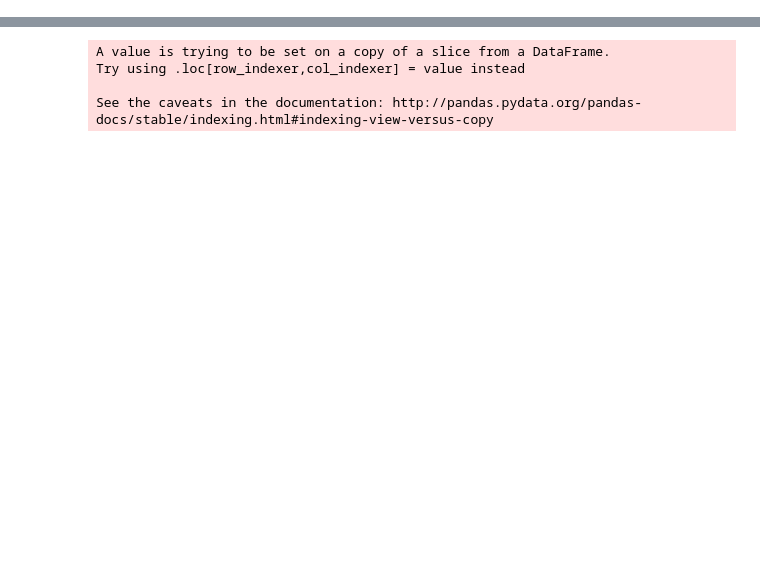
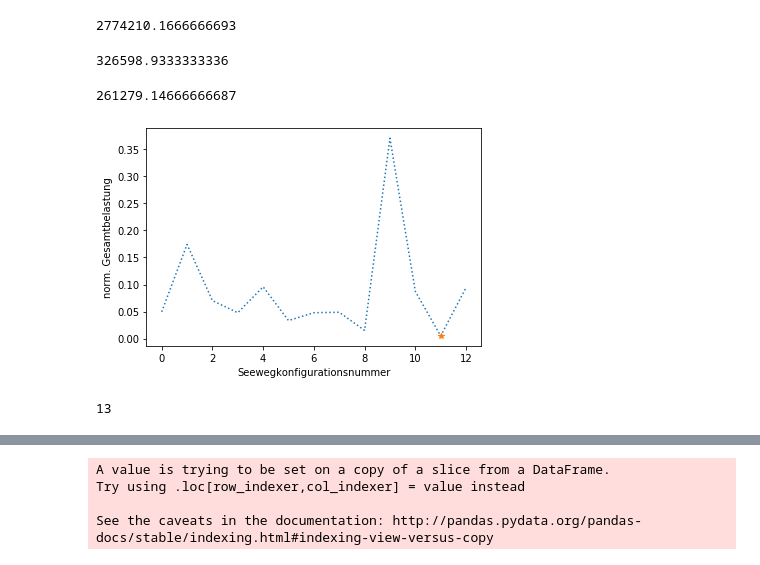
Before and after one commit to emre-isik/IBBTraffic-1, a Jupyter notebook: Traffic_in_Istanbul.ipynb, the cells around one changed output, grey strips where cells are left out. Cells and saved outputs as stored; diff of their text form; code cells hidden in the pictures; blank space fills up the shorter version.

```diff
--- a/Traffic_in_Istanbul.ipynb
+++ b/Traffic_in_Istanbul.ipynb
@@ -23,0 +123,8 @@ os.listdir(os.getcwd())
+# %%
+autobahnsumme = 0
+for i in range(len(ellips)):
+    autobahnsumme += ellips[i]
+
+autobahnsumme
+# %% [output]
+2774210.1666666693
@@ -23,0 +136,21 @@ os.listdir(os.getcwd())
+# %%
+seewegsumme
+# %% [output]
+326598.9333333336
+# %%
+seewegprozent=seewegsumme*80/100
+seewegprozent
+# %% [output]
+261279.14666666687
+# %%
+#KONFİGÜRASYON SONUÇLARI
+konfiguration_seeweg = np.array([137320.719, 483156.45, 194977, 132868.43, 265779.74, 92731.69, 132868.43, 135215.49, 42331.4,
+                                1027540.25, 242357.89, 13938.17, 261279.14])
+# %%
+plt.plot(konfiguration_seeweg/autobahnsumme, linestyle = 'dotted')
+plt.plot(11,0.005024193973287647, marker = '*')
+plt.xlabel("Seewegkonfigurationsnummer")
+plt.ylabel("norm. Gesamtbelastung")
+plt.show()
+# %% [output]
+[figure, added]
@@ -23,0 +159,4 @@ os.listdir(os.getcwd())
+# %%
+len(konfiguration_seeweg)
+# %% [output]
+13
```
Also changed, not shown: parts of 125 cells of this notebook.
